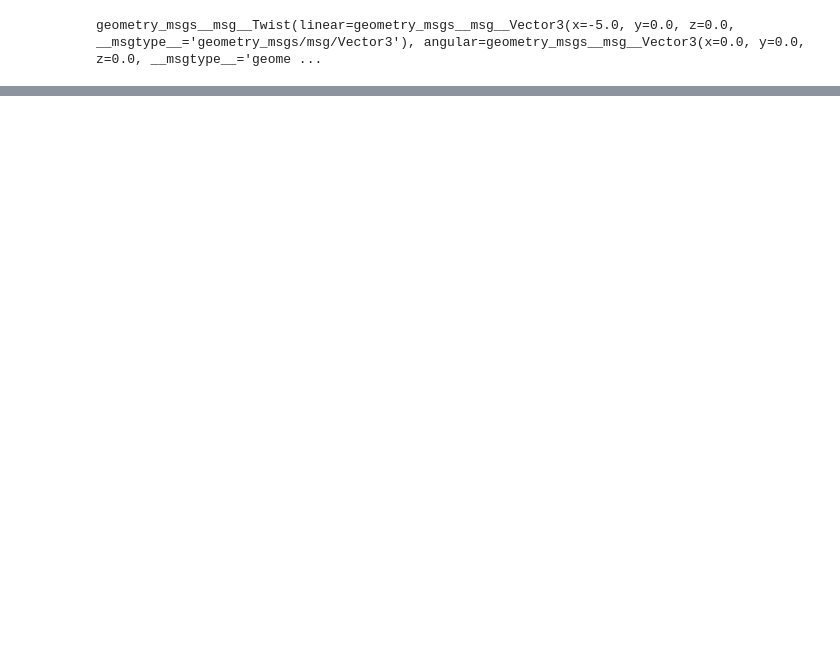
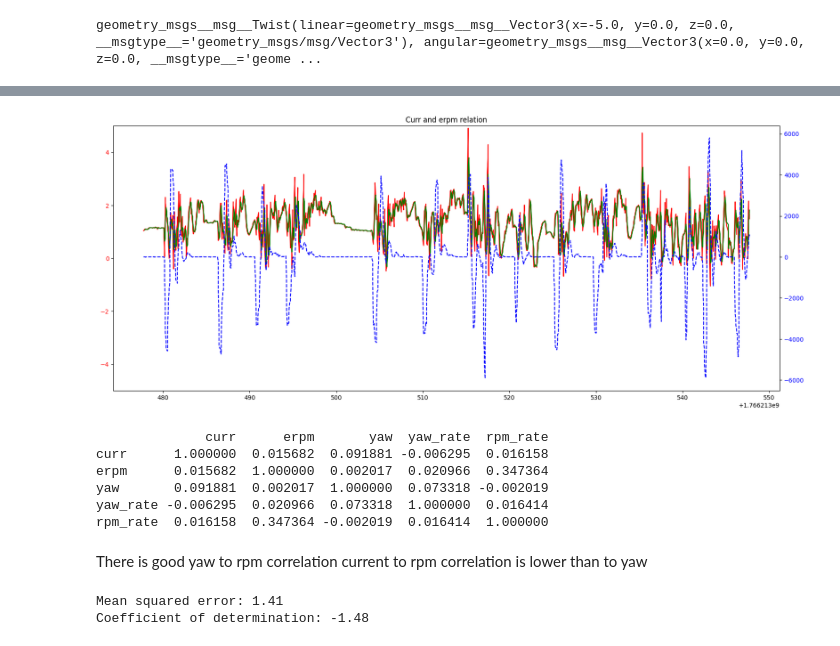
Before and after one commit to HAR0070/Steering, a Jupyter notebook: data_collection/data_analysis.ipynb, the cells around one changed output, grey strips where cells are left out. Cells and saved outputs as stored; diff of their text form; code cells hidden in the pictures; blank space fills up the shorter version.

```diff
--- a/data_collection/data_analysis.ipynb
+++ b/data_collection/data_analysis.ipynb
@@ -145,0 +150,67 @@ ploting_df.plot(kind='line' , figsize=(20,8))
+# %%
+x = df.shape[0]
+i = 7
+plot_data = df.iloc[int(x*i/10) : int(x*(i+1)/10)]
+
+fig , ax = plt.subplots(figsize=(20,8))
+ax2 = ax.twinx()
+# Plot data on the first axes (left subplot)
+ax.plot(plot_data.curr, 'r-' , label = 'current')
+ax.plot(plot_data.curr.rolling(window=5).mean() , 'g' , label = 'rolling current')
+ax.set_ylim(-5 , 5)
+# Plot data on the second axes (right subplot)
+ax2.plot(plot_data.erpm, 'b--' , label= 'erpm')
+
+# 6. Customize tick colors to match the line colors for clarity
+ax.tick_params(axis='y', labelcolor='r')
+ax2.tick_params(axis='y', labelcolor='b')
+
+# 7. Add a title and show the plot
+plt.title('Curr and erpm relation')
+plt.show()
+# %% [output]
+[figure, added]
+# %%
+cols = ['curr' , 'erpm' , 'yaw']
+check_df = df[cols]
+check_df['yaw_rate'] = df.yaw.diff().rolling(window=5).mean()
+check_df['rpm_rate'] = df.erpm.diff().rolling(window=5).mean()
+cov = check_df.corr()
+print(cov)
+# %% [output]
+              curr      erpm       yaw  yaw_rate  rpm_rate
+curr      1.000000  0.015682  0.091881 -0.006295  0.016158
+erpm      0.015682  1.000000  0.002017  0.020966  0.347364
+yaw       0.091881  0.002017  1.000000  0.073318 -0.002019
+yaw_rate -0.006295  0.020966  0.073318  1.000000  0.016414
+rpm_rate  0.016158  0.347364 -0.002019  0.016414  1.000000
+# %% [markdown]
+There is good yaw to rpm correlation
+current to rpm correlation is lower than to yaw
+# %%
+# Fitting least square regression
+
+from sklearn.model_selection import train_test_split
+from sklearn.preprocessing import normalize
+
+data = df.dropna(axis=0, how='any')
+data = (data - data.mean())/data.std()
+
+y = data.curr
+X = data.drop(columns=['curr'])
+
+X_train, X_test, y_train, y_test = train_test_split(X, y, test_size=0.3, shuffle=False)
+
+from sklearn.linear_model import LinearRegression
+
+regressor = LinearRegression().fit(X_train, y_train)
+
+from sklearn.metrics import mean_squared_error, r2_score
+
+y_pred = regressor.predict(X_test)
+
+print(f"Mean squared error: {mean_squared_error(y_test, y_pred):.2f}")
+print(f"Coefficient of determination: {r2_score(y_test, y_pred):.2f}")
+# %% [output]
+Mean squared error: 1.41
+Coefficient of determination: -1.48
```
Also changed, not shown: parts of 14 cells of this notebook, 1 other file.
